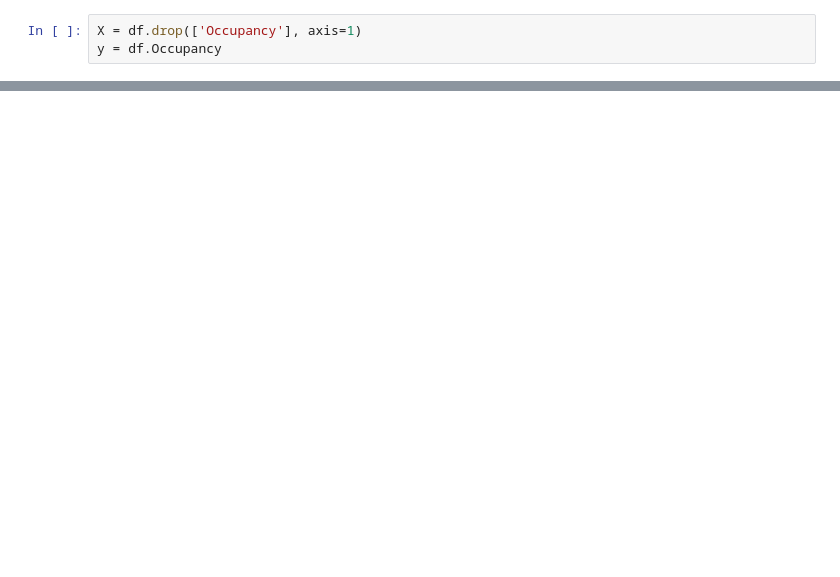
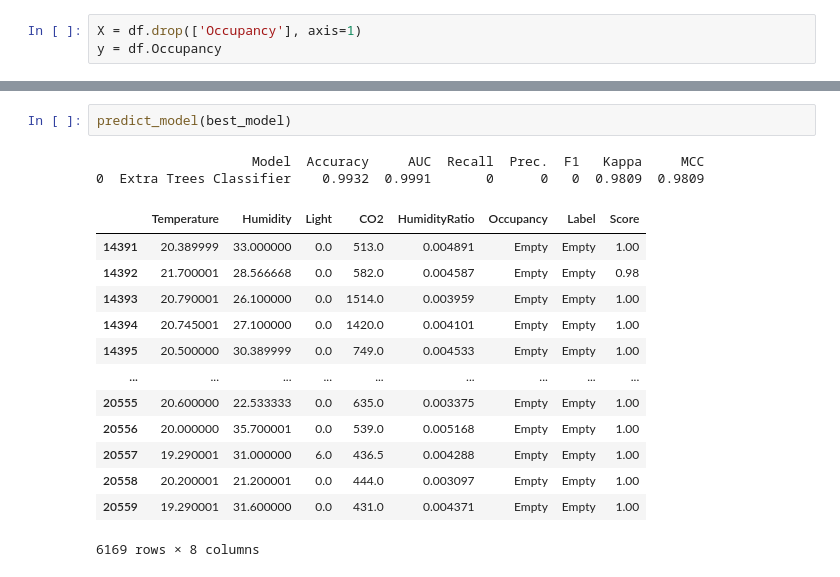
Before and after one commit to augustaklug/PB_IoT-Augusta_Klug, a Jupyter notebook: Code/Model/Model_Selection.ipynb, the cells around one changed output, grey strips where cells are left out. Cells and saved outputs as stored; diff of their text form; blank space fills up the shorter version.

```diff
--- a/Code/Model/Model_Selection.ipynb
+++ b/Code/Model/Model_Selection.ipynb
@@ -45,0 +112,18 @@ print(X_train.shape, y_train.shape, X_test.shape, y_test.shape)
+# %%
+predict_model(best_model)
+# %% [output]
+                    Model  Accuracy     AUC  Recall  Prec.  F1   Kappa     MCC
+0  Extra Trees Classifier    0.9932  0.9991       0      0   0  0.9809  0.9809
+|  | Temperature | Humidity | Light | CO2 | HumidityRatio | Occupancy | Label | Score |
+| 14391 | 20.389999 | 33.000000 | 0.0 | 513.0 | 0.004891 | Empty | Empty | 1.00 |
+| 14392 | 21.700001 | 28.566668 | 0.0 | 582.0 | 0.004587 | Empty | Empty | 0.98 |
+| 14393 | 20.790001 | 26.100000 | 0.0 | 1514.0 | 0.003959 | Empty | Empty | 1.00 |
+| 14394 | 20.745001 | 27.100000 | 0.0 | 1420.0 | 0.004101 | Empty | Empty | 1.00 |
+| 14395 | 20.500000 | 30.389999 | 0.0 | 749.0 | 0.004533 | Empty | Empty | 1.00 |
+| ... | ... | ... | ... | ... | ... | ... | ... | ... |
+| 20555 | 20.600000 | 22.533333 | 0.0 | 635.0 | 0.003375 | Empty | Empty | 1.00 |
+| 20556 | 20.000000 | 35.700001 | 0.0 | 539.0 | 0.005168 | Empty | Empty | 1.00 |
+| 20557 | 19.290001 | 31.000000 | 6.0 | 436.5 | 0.004288 | Empty | Empty | 1.00 |
+| 20558 | 20.200001 | 21.200001 | 0.0 | 444.0 | 0.003097 | Empty | Empty | 1.00 |
+| 20559 | 19.290001 | 31.600000 | 0.0 | 431.0 | 0.004371 | Empty | Empty | 1.00 |
+6169 rows × 8 columns
```
Also changed, not shown: parts of 14 cells of this notebook.
